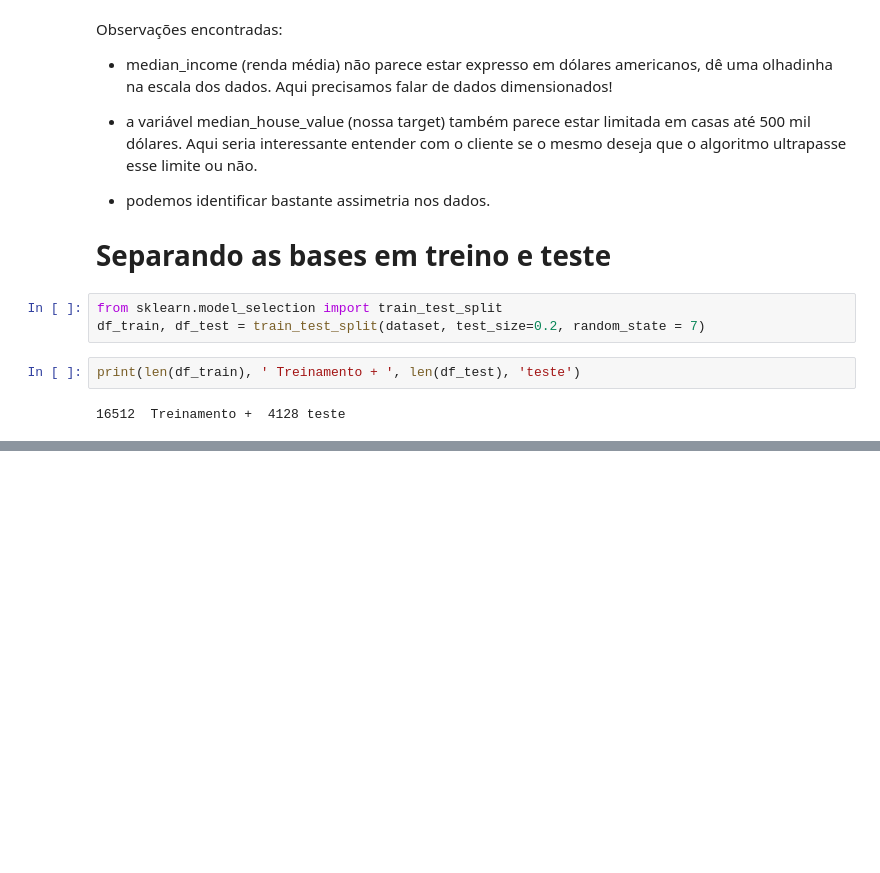
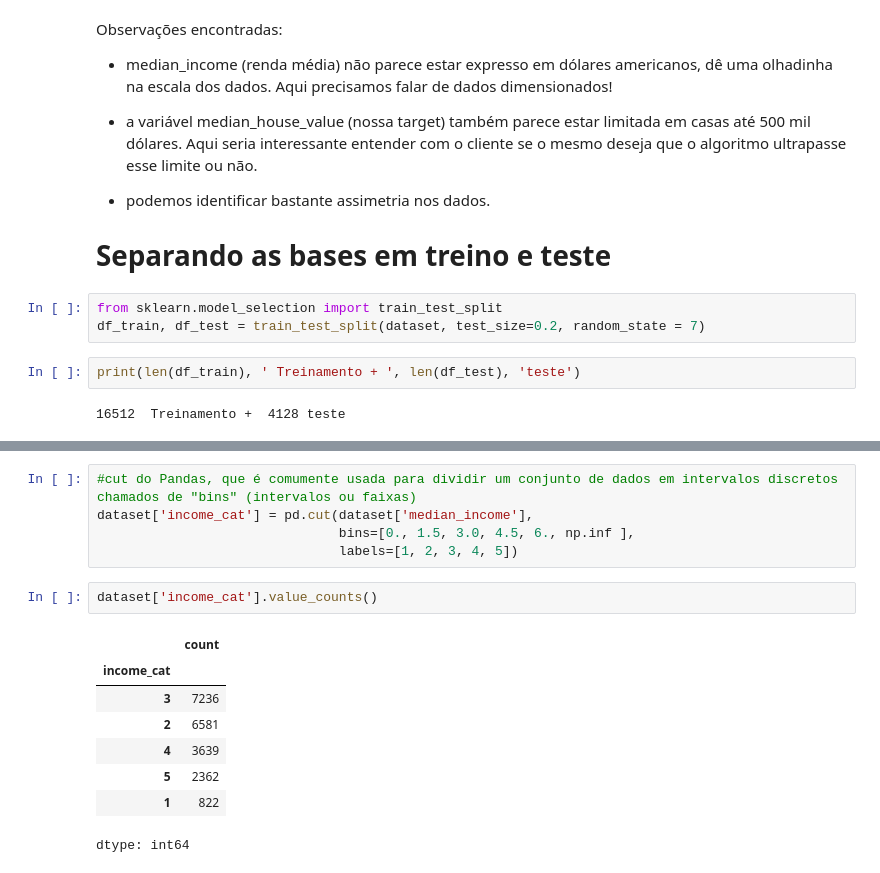
Before and after one commit to felippe-ribeiro/AulasIAFIAP, a Jupyter notebook: Fund_ML_Aula_2.ipynb, the cells around one changed output, grey strips where cells are left out. Cells and saved outputs as stored; diff of their text form; blank space fills up the shorter version.

```diff
--- a/Fund_ML_Aula_2.ipynb
+++ b/Fund_ML_Aula_2.ipynb
@@ -126,0 +155,16 @@ print(len(df_train), ' Treinamento + ', len(df_test), 'teste')
+# %%
+#cut do Pandas, que é comumente usada para dividir um conjunto de dados em intervalos discretos chamados de "bins" (intervalos ou faixas)
+dataset['income_cat'] = pd.cut(dataset['median_income'],
+                               bins=[0., 1.5, 3.0, 4.5, 6., np.inf ],
+                               labels=[1, 2, 3, 4, 5])
+# %%
+dataset['income_cat'].value_counts()
+# %% [output]
+|  | count |
+| income_cat |  |
+| 3 | 7236 |
+| 2 | 6581 |
+| 4 | 3639 |
+| 5 | 2362 |
+| 1 | 822 |
+dtype: int64
```
Also changed, not shown: parts of 5 cells of this notebook.
